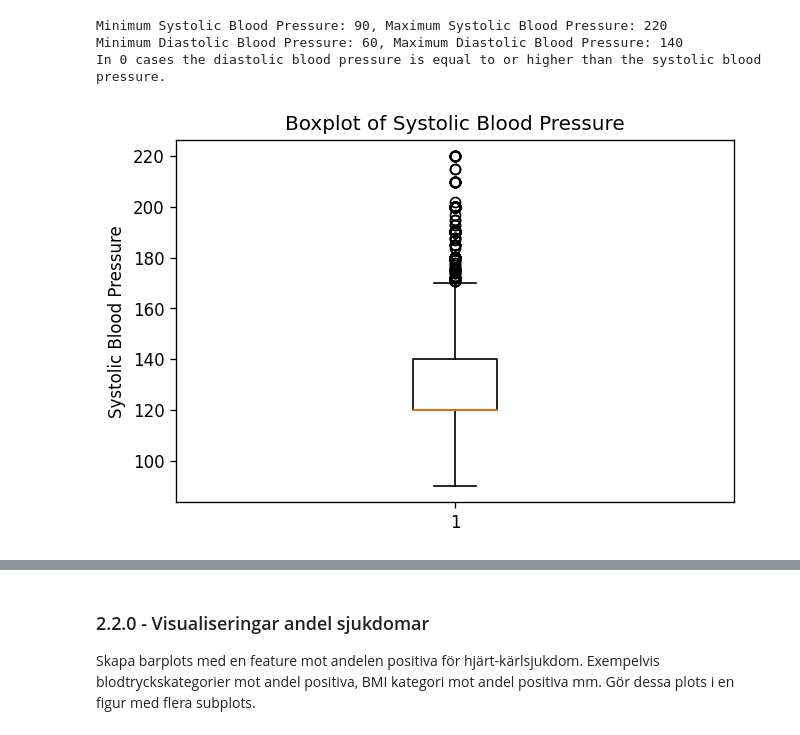
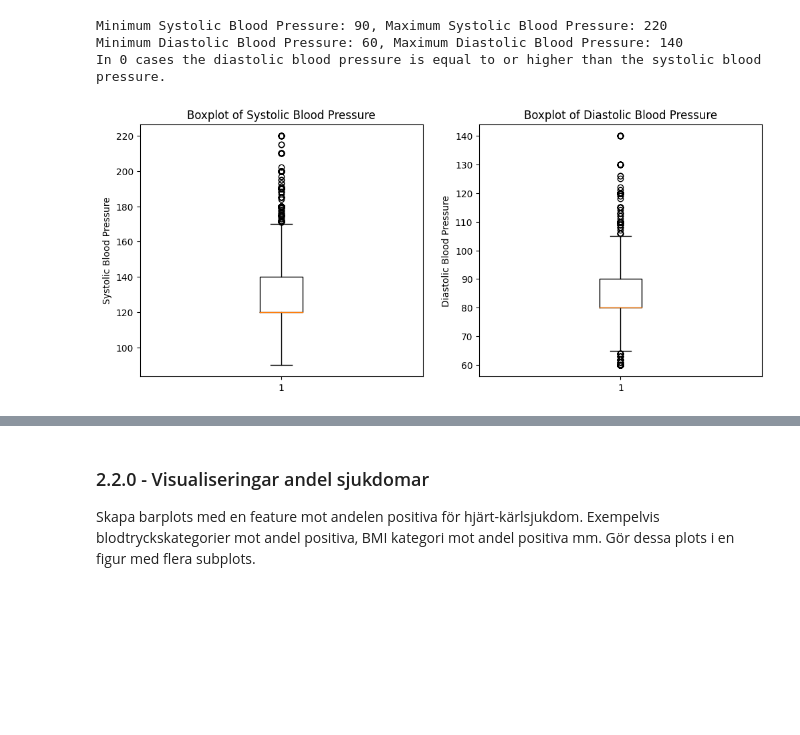
Before and after one commit to Anna-MariaSjolund/Machine-learning, a Jupyter notebook: labs/lab_disease_prediction.ipynb, the cells around one changed output, grey strips where cells are left out. Saved outputs shown, nothing was run; the diff lists cells and outputs as text; code cells hidden in the pictures; blank space fills up the shorter version.

```diff
--- a/labs/lab_disease_prediction.ipynb
+++ b/labs/lab_disease_prediction.ipynb
@@ -367,8 +382,10 @@ gränserna. Skapa en feature för blodtryckskategorier enligt tabellen i denna a
 # %% [markdown]
 As we can see by the boxplots below we have some extremely high and unrealistic blood pressures, which we need to remove.
 # %%
-fig, ax = plt.subplots(dpi=120)
-ax.boxplot(df_cardio["ap_hi"]);
-ax.set_title("Boxplot of Systolic Blood Pressure")
-ax.set_ylabel("Systolic Blood Pressure");
+fig, axes = plt.subplots(1, 2, figsize=(12, 5), dpi=100)
+
+for ax, feature, name in zip(axes, ["ap_hi", "ap_lo"], ["Systolic", "Diastolic"]):
+    ax.boxplot(df_cardio[feature]);
+    ax.set_title(f"Boxplot of {name} Blood Pressure")
+    ax.set_ylabel(f"{name} Blood Pressure");
 # %% [output]
@@ -376,5 +392,0 @@ ax.set_ylabel("Systolic Blood Pressure");
-# %%
-fig, ax = plt.subplots(dpi=120)
-ax.boxplot(df_cardio["ap_lo"]);
-ax.set_title("Boxplot of Diastolic Blood Pressure")
-ax.set_ylabel("Diastolic Blood Pressure");
@@ -512,7 +535,7 @@ I have thus chosen the following range of values:
 Systolic: 90-220 (both values included)\
 Diastolic: 60-140 (both values included)
 # %%
-df_cardio = df_cardio[(df_cardio["ap_hi"] >= 90 ) & (df_cardio["ap_hi"] <= 220)
+df_cardio = df_cardio[(df_cardio["ap_hi"] >= outlier_low_ap_hi ) & (df_cardio["ap_hi"] <= 220)
                     & (df_cardio["ap_lo"] >= 60 ) & (df_cardio["ap_lo"] <= 140)]
 df_cardio
 # %% [output]
@@ -570,9 +594,11 @@ Minimum Systolic Blood Pressure: 90, Maximum Systolic Blood Pressure: 220
 Minimum Diastolic Blood Pressure: 60, Maximum Diastolic Blood Pressure: 140
 In 0 cases the diastolic blood pressure is equal to or higher than the systolic blood pressure.
 # %%
-fig, ax = plt.subplots(dpi=120)
-ax.boxplot(df_cardio["ap_hi"]);
-ax.set_title("Boxplot of Systolic Blood Pressure")
-ax.set_ylabel("Systolic Blood Pressure");
+fig, axes = plt.subplots(1, 2, figsize=(12, 5), dpi=100)
+
+for ax, feature, name in zip(axes, ["ap_hi", "ap_lo"], ["Systolic", "Diastolic"]):
+    ax.boxplot(df_cardio[feature]);
+    ax.set_title(f"Boxplot of {name} Blood Pressure")
+    ax.set_ylabel(f"{name} Blood Pressure");
 # %% [output]
-[figure, old version]
+[figure, new version]
```
Also changed, not shown: parts of 108 cells of this notebook.
